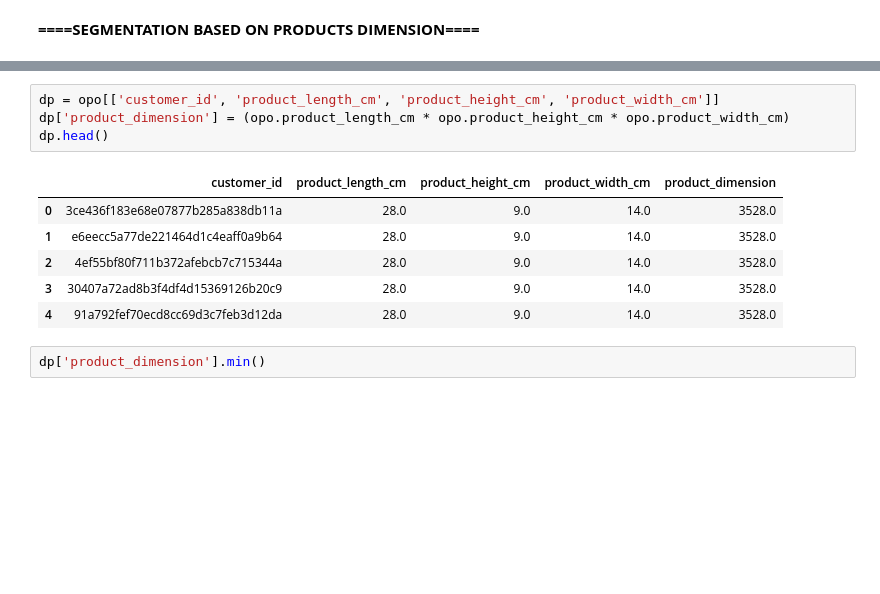
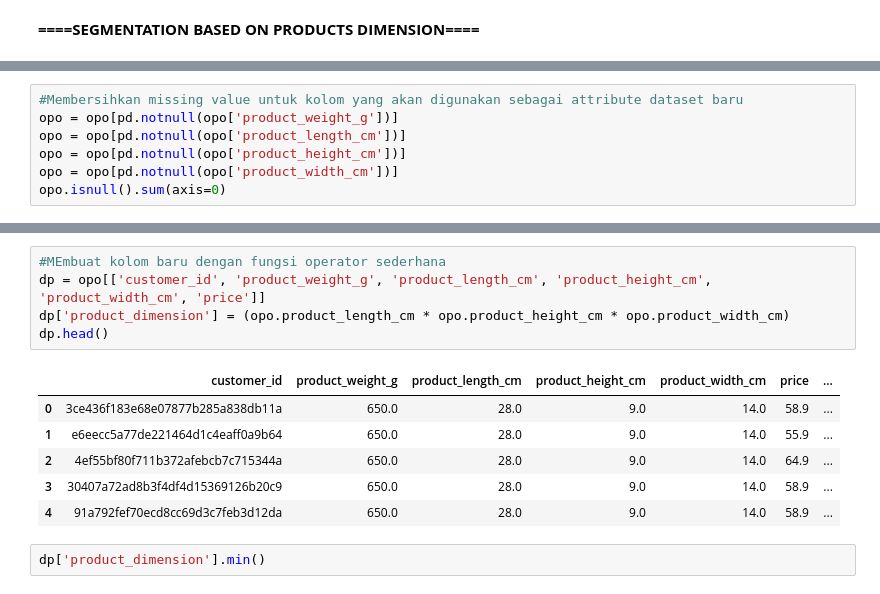
Before and after one commit to adtna/Py-Project, a Jupyter notebook: 03-aditya-nur-afrianda.ipynb, the cells around one changed output, grey strips where cells are left out. Cells and saved outputs as stored; diff of their text form; blank space fills up the shorter version.

Commit message:
Kaggle Notebook | 360 View Dataset | Version 2

```diff
--- a/03-aditya-nur-afrianda.ipynb
+++ b/03-aditya-nur-afrianda.ipynb
@@ -49,0 +67,7 @@ opo = pd.merge(op, orders)
+# %%
+#Membersihkan missing value untuk kolom yang akan digunakan sebagai attribute dataset baru
+opo = opo[pd.notnull(opo['product_weight_g'])]
+opo = opo[pd.notnull(opo['product_length_cm'])]
+opo = opo[pd.notnull(opo['product_height_cm'])]
+opo = opo[pd.notnull(opo['product_width_cm'])]
+opo.isnull().sum(axis=0)
@@ -50,14 +92,15 @@ opo = pd.merge(op, orders)
 # %%
-dp = opo[['customer_id', 'product_length_cm', 'product_height_cm', 'product_width_cm']]
+#MEmbuat kolom baru dengan fungsi operator sederhana
+dp = opo[['customer_id', 'product_weight_g', 'product_length_cm', 'product_height_cm', 'product_width_cm', 'price']]
 dp['product_dimension'] = (opo.product_length_cm * opo.product_height_cm * opo.product_width_cm)
 dp.head()
 # %% [output]
-|  | customer_id | product_length_cm | product_height_cm | product_width_cm | product_dimension |
-| 0 | 3ce436f183e68e07877b285a838db11a | 28.0 | 9.0 | 14.0 | 3528.0 |
-| 1 | e6eecc5a77de221464d1c4eaff0a9b64 | 28.0 | 9.0 | 14.0 | 3528.0 |
-| 2 | 4ef55bf80f711b372afebcb7c715344a | 28.0 | 9.0 | 14.0 | 3528.0 |
-| 3 | 30407a72ad8b3f4df4d15369126b20c9 | 28.0 | 9.0 | 14.0 | 3528.0 |
-| 4 | 91a792fef70ecd8cc69d3c7feb3d12da | 28.0 | 9.0 | 14.0 | 3528.0 |
+|  | customer_id | product_weight_g | product_length_cm | product_height_cm | product_width_cm | price | ... |
+| 0 | 3ce436f183e68e07877b285a838db11a | 650.0 | 28.0 | 9.0 | 14.0 | 58.9 | ... |
+| 1 | e6eecc5a77de221464d1c4eaff0a9b64 | 650.0 | 28.0 | 9.0 | 14.0 | 55.9 | ... |
+| 2 | 4ef55bf80f711b372afebcb7c715344a | 650.0 | 28.0 | 9.0 | 14.0 | 64.9 | ... |
+| 3 | 30407a72ad8b3f4df4d15369126b20c9 | 650.0 | 28.0 | 9.0 | 14.0 | 58.9 | ... |
+| 4 | 91a792fef70ecd8cc69d3c7feb3d12da | 650.0 | 28.0 | 9.0 | 14.0 | 58.9 | ... |
 # %%
 dp['product_dimension'].min()
 # %% [output]
```
Also changed, not shown: parts of 79 cells of this notebook.
